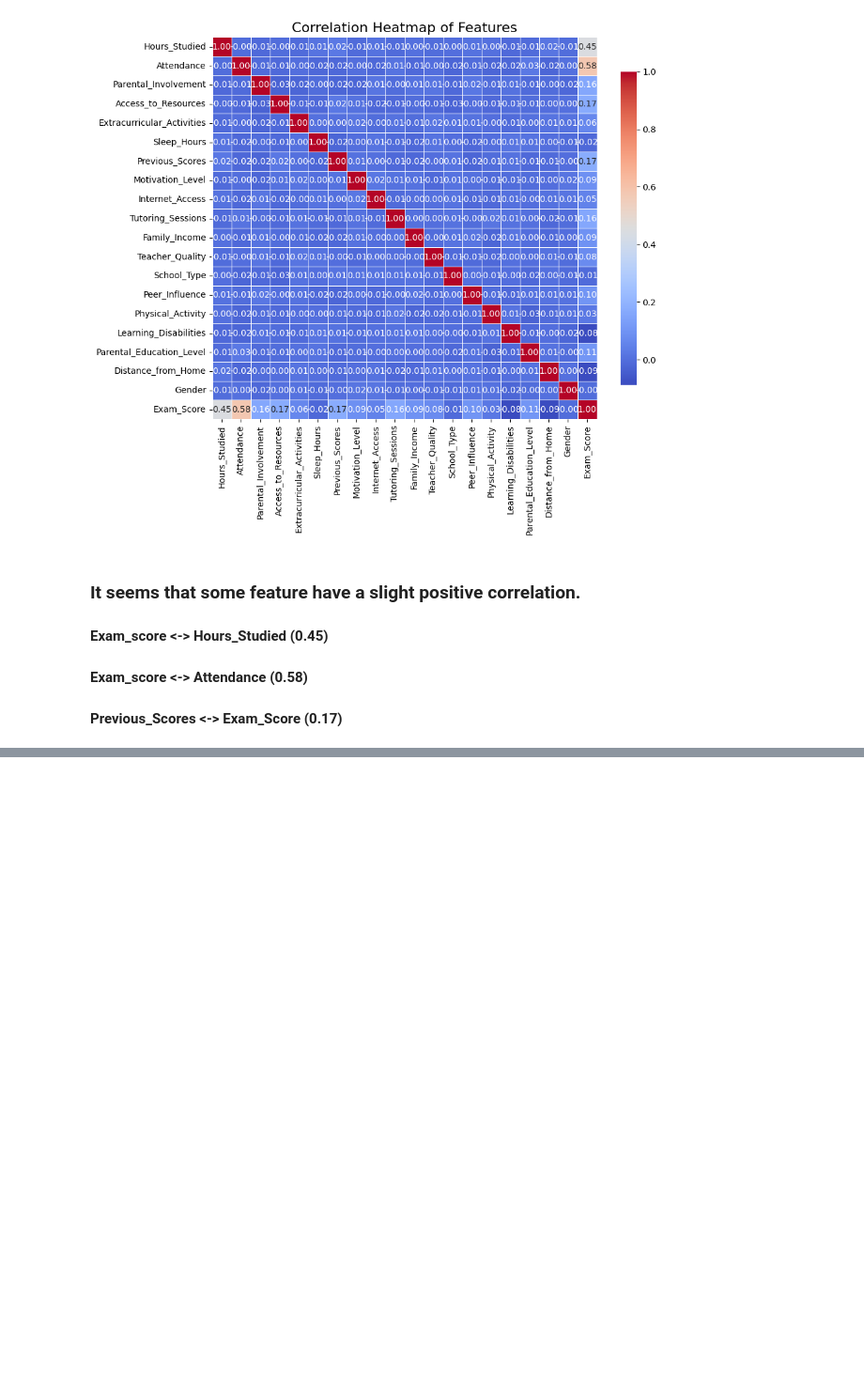
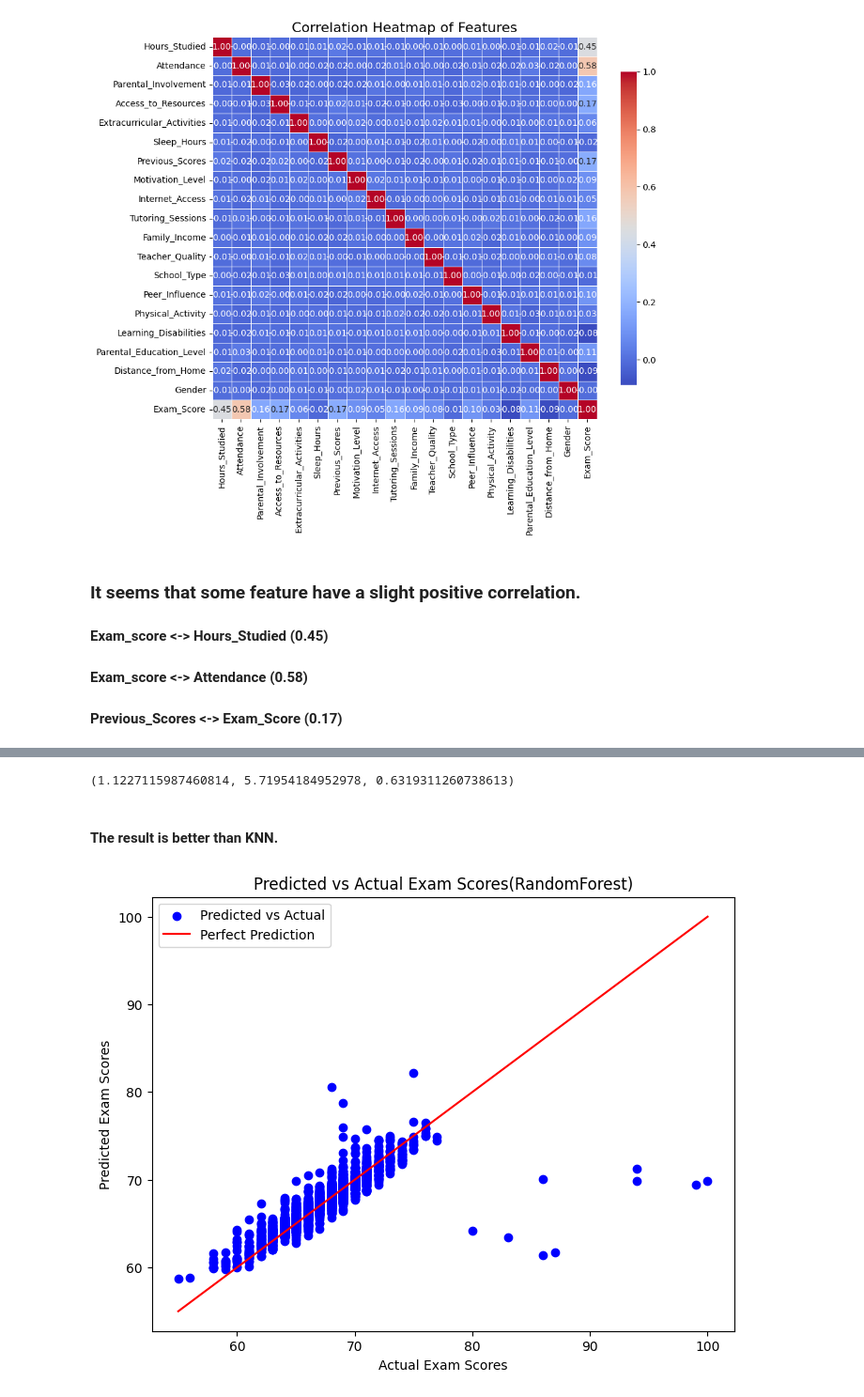
Before and after one commit to Himrese/GE2324_GP9, a Jupyter notebook: kahunghe_test_note_book.ipynb, the cells around one changed output, grey strips where cells are left out. Shown at 94% size. Drawn from its saved outputs; the diff is of its cells as text; code cells hidden in the pictures; blank space fills up the shorter version.

```diff
--- a/kahunghe_test_note_book.ipynb
+++ b/kahunghe_test_note_book.ipynb
@@ -149,0 +198,35 @@ plt.show()
+# %%
+from sklearn.ensemble import RandomForestRegressor
+
+rf_model = RandomForestRegressor(n_estimators=100, random_state=42)
+
+rf_model.fit(X_train, y_train)
+
+y_pred_rf = rf_model.predict(X_test)
+
+# Evaluate the model
+mae_rf = mean_absolute_error(y_test, y_pred_rf)
+mse_rf = mean_squared_error(y_test, y_pred_rf)
+r2_rf = r2_score(y_test, y_pred_rf)
+
+mae_rf, mse_rf, r2_rf
+# %% [output]
+(1.1227115987460814, 5.71954184952978, 0.6319311260738613)
+# %% [markdown]
+#### The result is better than KNN.
+# %%
+plt.figure(figsize=(8, 6))
+
+plt.scatter(y_test, y_pred_rf, color='blue', label='Predicted vs Actual')
+
+# Line for perfect prediction (y = x)
+plt.plot([min(y_test), max(y_test)], [min(y_test), max(y_test)], color='red', linestyle='-', label='Perfect Prediction')
+
+plt.xlabel('Actual Exam Scores')
+plt.ylabel('Predicted Exam Scores')
+plt.title('Predicted vs Actual Exam Scores(RandomForest)')
+plt.legend()
+
+plt.show()
+# %% [output]
+[figure, added]
```
Also changed, not shown: parts of 6 cells of this notebook.
